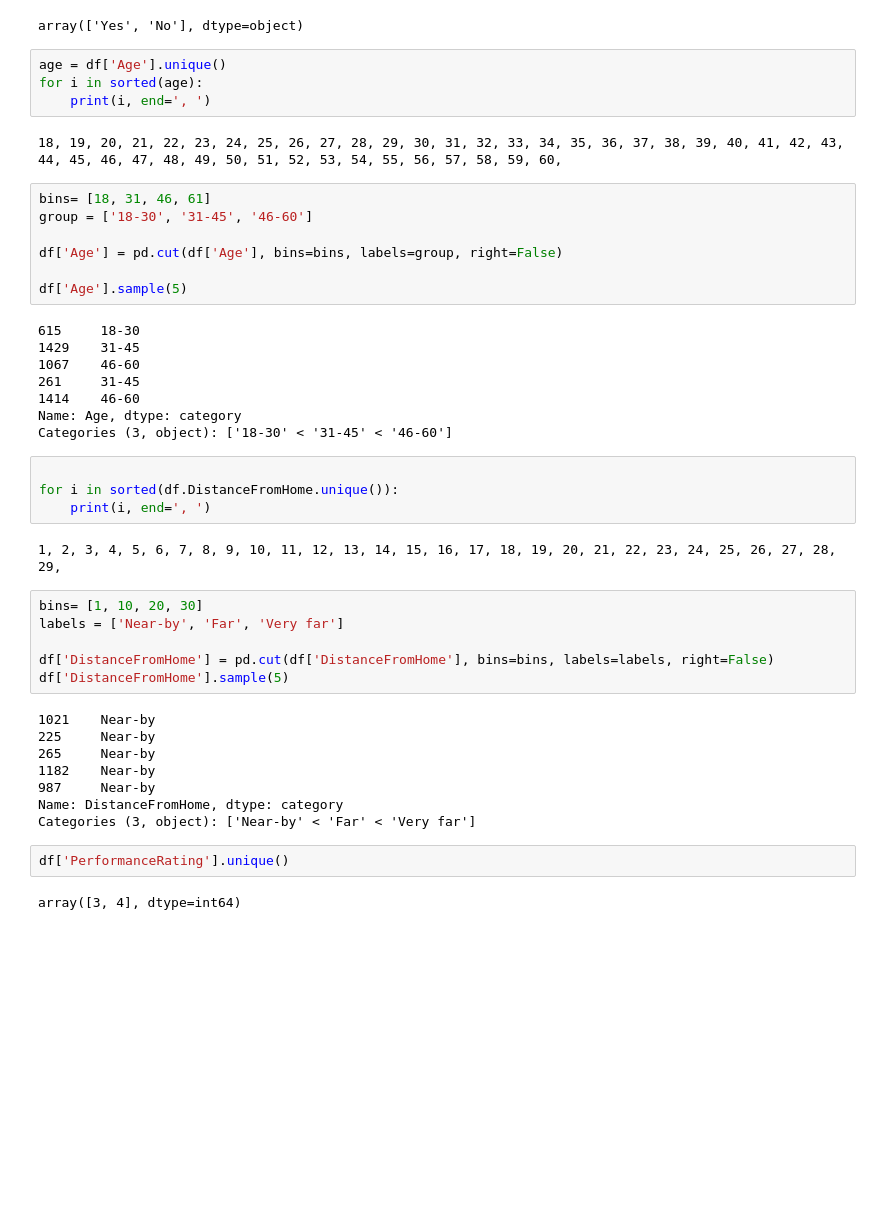
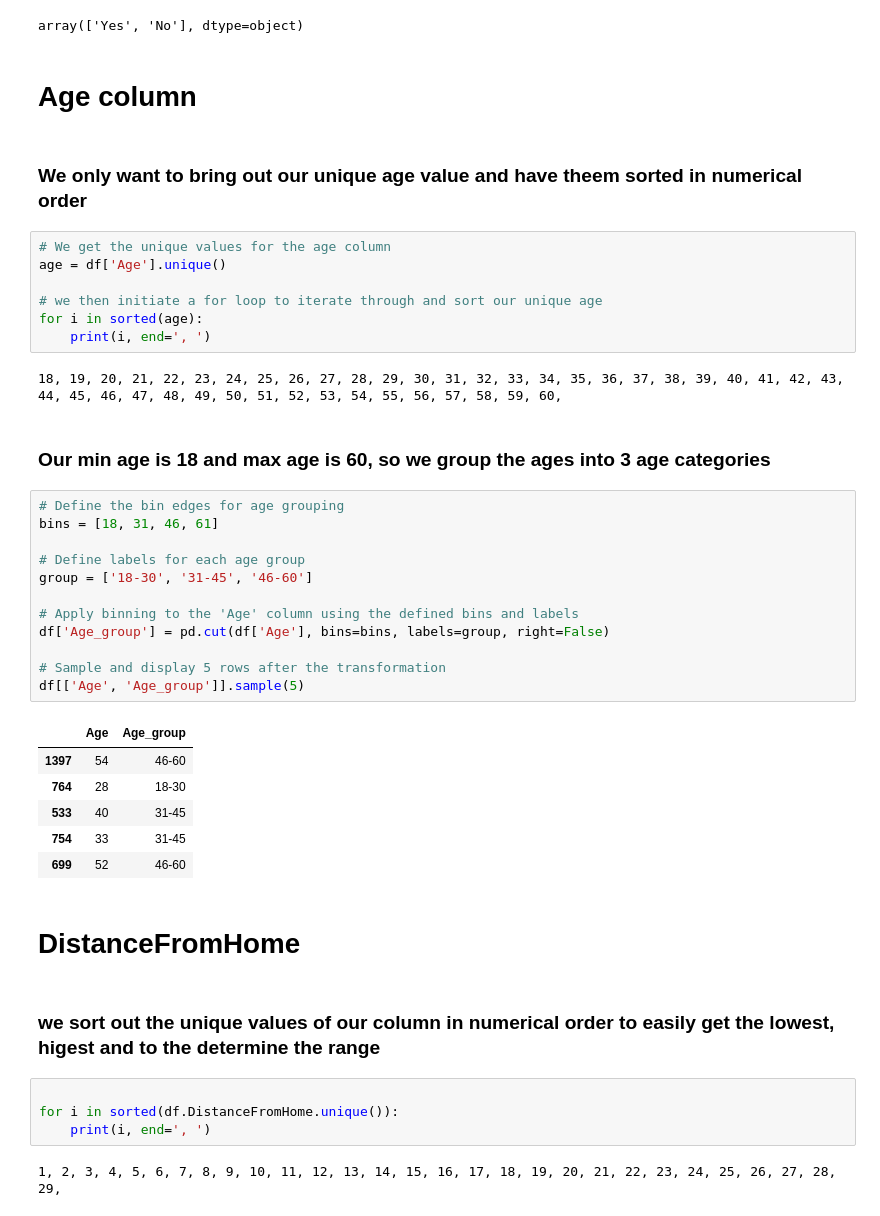
Before and after one commit to giusmahnn/HR_attrition, a Jupyter notebook: Hr_EDA.ipynb, the cells around one changed output. Cells and saved outputs as stored; diff of their text form; blank space fills up the shorter version.

```diff
--- a/Hr_EDA.ipynb
+++ b/Hr_EDA.ipynb
@@ -81,48 +91,47 @@ dtype: object
 df['Attrition'].unique()
 # %% [output]
 array(['Yes', 'No'], dtype=object)
+# %% [markdown]
+# Age column
+# %% [markdown]
+### We only want to bring out our unique age value and have theem sorted in numerical order
 # %%
+# We get the unique values for the age column
 age = df['Age'].unique()
+
+# we then initiate a for loop to iterate through and sort our unique age
 for i in sorted(age):
     print(i, end=', ')
 # %% [output]
 18, 19, 20, 21, 22, 23, 24, 25, 26, 27, 28, 29, 30, 31, 32, 33, 34, 35, 36, 37, 38, 39, 40, 41, 42, 43, 44, 45, 46, 47, 48, 49, 50, 51, 52, 53, 54, 55, 56, 57, 58, 59, 60,
+# %% [markdown]
+### Our min age is 18 and max age is 60, so we group the ages into 3 age categories
 # %%
-bins= [18, 31, 46, 61]
+# Define the bin edges for age grouping
+bins = [18, 31, 46, 61]
+
+# Define labels for each age group
 group = ['18-30', '31-45', '46-60']
 
-df['Age'] = pd.cut(df['Age'], bins=bins, labels=group, right=False)
+# Apply binning to the 'Age' column using the defined bins and labels
+df['Age_group'] = pd.cut(df['Age'], bins=bins, labels=group, right=False)
 
-df['Age'].sample(5)
+# Sample and display 5 rows after the transformation
+df[['Age', 'Age_group']].sample(5)
 # %% [output]
-615     18-30
-1429    31-45
-1067    46-60
-261     31-45
-1414    46-60
-Name: Age, dtype: category
-Categories (3, object): ['18-30' < '31-45' < '46-60']
+|  | Age | Age_group |
+| 1397 | 54 | 46-60 |
+| 764 | 28 | 18-30 |
+| 533 | 40 | 31-45 |
+| 754 | 33 | 31-45 |
+| 699 | 52 | 46-60 |
+# %% [markdown]
+# DistanceFromHome
+# %% [markdown]
+### we sort out the unique values of our column in numerical order to easily get the lowest, higest and to the determine the range
 # %%
 
 for i in sorted(df.DistanceFromHome.unique()):
     print(i, end=', ')
 # %% [output]
 1, 2, 3, 4, 5, 6, 7, 8, 9, 10, 11, 12, 13, 14, 15, 16, 17, 18, 19, 20, 21, 22, 23, 24, 25, 26, 27, 28, 29,
-# %%
-bins= [1, 10, 20, 30]
-labels = ['Near-by', 'Far', 'Very far']
-
-df['DistanceFromHome'] = pd.cut(df['DistanceFromHome'], bins=bins, labels=labels, right=False)
-df['DistanceFromHome'].sample(5)
-# %% [output]
-1021    Near-by
-225     Near-by
-265     Near-by
-1182    Near-by
-987     Near-by
-Name: DistanceFromHome, dtype: category
-Categories (3, object): ['Near-by' < 'Far' < 'Very far']
-# %%
-df['PerformanceRating'].unique()
-# %% [output]
-array([3, 4], dtype=int64)
```
Also changed, not shown: parts of 62 cells of this notebook, 2 other files.
